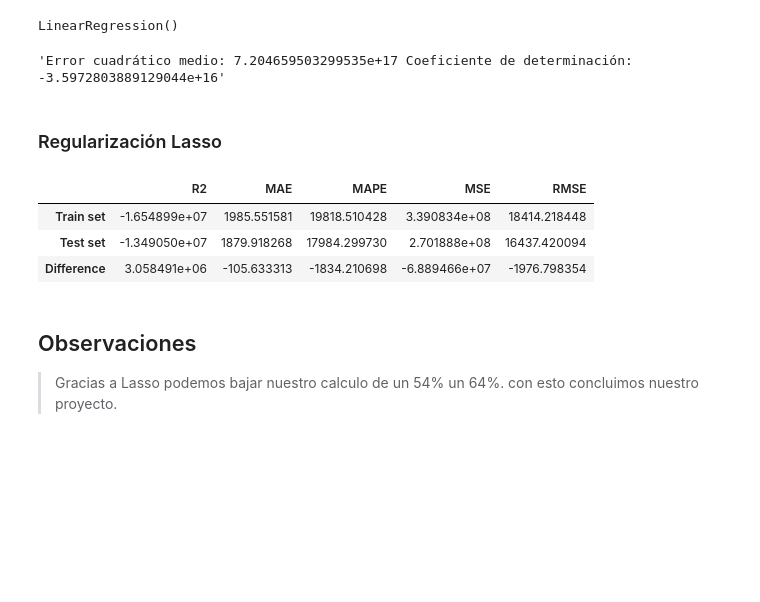
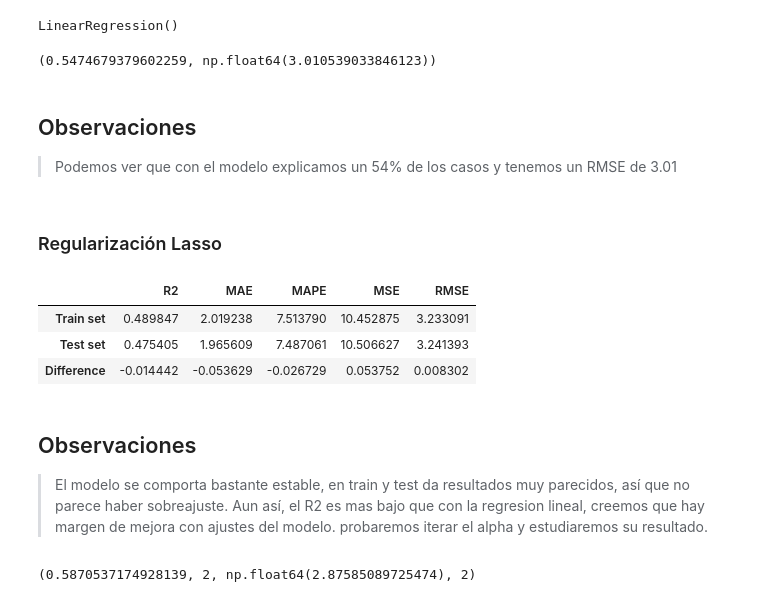
Before and after one commit to 4GeeksAcademy/AnthonnyMal-Machine-Learnig, a Jupyter notebook: src/03-linear-regression-reg-demographic-health-data.ipynb, the cells around one changed output. Saved outputs shown, nothing was run; the diff lists cells and outputs as text; code cells hidden in the pictures; blank space fills up the shorter version.

```diff
--- a/src/03-linear-regression-reg-demographic-health-data.ipynb
+++ b/src/03-linear-regression-reg-demographic-health-data.ipynb
@@ -353,27 +353,57 @@ lr_model = LinearRegression()
 lr_model.fit(X_train_scaled, y_train)
 # %% [output]
 LinearRegression()
-# %%
-y_pred = lr_model.predict(X_test)
-
-f"Error cuadrático medio: {mean_squared_error(y_test, y_pred)} Coeficiente de determinación: {r2_score(y_test, y_pred)}"
-# %% [output]
-'Error cuadrático medio: 7.204659503299535e+17 Coeficiente de determinación: -3.5972803889129044e+16'
+# %%
+y_pred = lr_model.predict(X_test_scaled)
+R2 = r2_score(y_test, y_pred)
+RMSE = np.sqrt(mean_squared_error(y_test, y_pred))
+
+R2, RMSE
+# %% [output]
+(0.5474679379602259, np.float64(3.010539033846123))
+# %% [markdown]
+## Observaciones
+
+>Podemos ver que con el modelo explicamos un 54% de los casos y tenemos un RMSE de 3.01
 # %% [markdown]
 ### Regularización Lasso
 # %%
-lasso_model = Lasso(alpha=0.09, max_iter=1000, random_state=18)
-lasso_model.fit(X_train_scaled, y_train)  # entrenamiento
+lasso_model = Lasso(alpha=1, max_iter=1000, random_state=18)
+lasso_model.fit(X_train_scaled, y_train)
 
-lasso_y_pred_test = lasso_model.predict(X_test)  # Predicción en test
-lasso_y_pred_train = lasso_model.predict(X_train)  # Predicción en train
+lasso_y_pred_test = lasso_model.predict(X_test_scaled)
+lasso_y_pred_train = lasso_model.predict(X_train_scaled)
 get_regression_metrics(lasso_y_pred_test, y_test, lasso_y_pred_train, y_train)
 # %% [output]
 |  | R2 | MAE | MAPE | MSE | RMSE |
-| Train set | -1.654899e+07 | 1985.551581 | 19818.510428 | 3.390834e+08 | 18414.218448 |
-| Test set | -1.349050e+07 | 1879.918268 | 17984.299730 | 2.701888e+08 | 16437.420094 |
-| Difference | 3.058491e+06 | -105.633313 | -1834.210698 | -6.889466e+07 | -1976.798354 |
+| Train set | 0.489847 | 2.019238 | 7.513790 | 10.452875 | 3.233091 |
+| Test set | 0.475405 | 1.965609 | 7.487061 | 10.506627 | 3.241393 |
+| Difference | -0.014442 | -0.053629 | -0.026729 | 0.053752 | 0.008302 |
 # %% [markdown]
 ## Observaciones
 
->Gracias a Lasso podemos bajar nuestro calculo de un 54% un 64%. con esto concluimos nuestro proyecto.
+>El modelo se comporta bastante estable, en train y test da resultados muy parecidos, así que no parece haber sobreajuste. Aun así, el R2 es mas bajo que con la regresion lineal, creemos que hay margen de mejora con ajustes del modelo. probaremos iterar el alpha y estudiaremos su resultado.
+# %%
+alphas = np.linspace(0, 20, 201)  # 0.0 → 20.0
+r2_list = []
+rmse_list = []
+
+for foo in alphas:
+    model = Lasso(alpha=foo, max_iter=20000, random_state=18)
+
+    model.fit(X_train_scaled, y_train)
+    y_pred = model.predict(X_test_scaled)
+
+    r2 = r2_score(y_test, y_pred)
+    rmse = np.sqrt(mean_squared_error(y_test, y_pred))
+
+    r2_list.append(r2)
+    rmse_list.append(rmse)
+best_r2 = max(r2_list)
+best_rmse = min(rmse_list)
+best_r2_idx = int(np.argmax(r2_list))
+best_rmse_idx = int(np.argmin(rmse_list))
+
+best_r2, best_r2_idx, best_rmse, best_rmse_idx
+# %% [output]
+(0.5870537174928139, 2, np.float64(2.87585089725474), 2)
```
Also changed, not shown: parts of 10 cells of this notebook.
